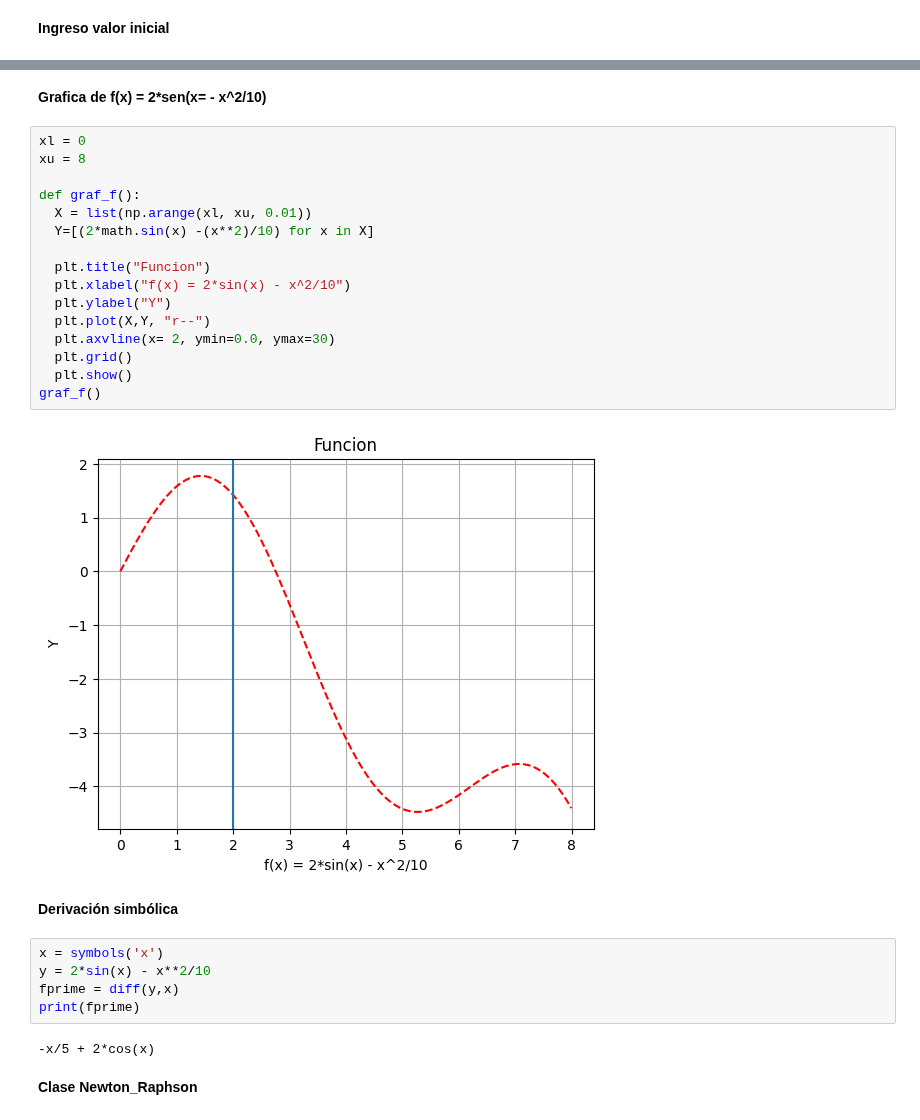
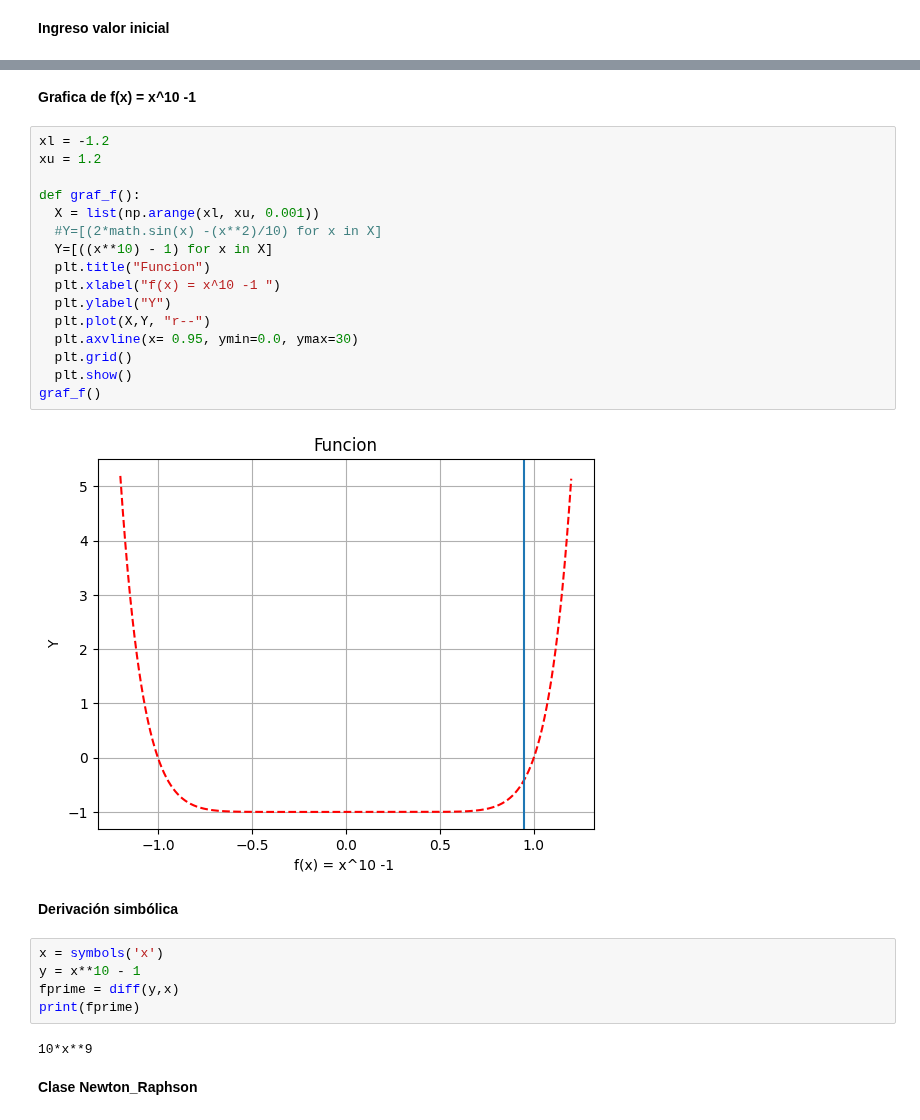
Before and after one commit to soyudea/Optimizacion, a Jupyter notebook: NewtonRaphson.ipynb, the cells around one changed output, grey strips where cells are left out. Drawn from its saved outputs; the diff is of its cells as text.

```diff
--- a/NewtonRaphson.ipynb
+++ b/NewtonRaphson.ipynb
@@ -23,33 +23,33 @@ Ingrese la frontera inferior del intervalo x0 3
 Ingrese valor del error aceptable 0.001
 # %% [markdown]
-**Grafica de f(x)  = 2*sen(x= - x^2/10)**
+**Grafica de f(x)  = x^10 -1**
 # %%
-xl = 0
-xu = 8
+xl = -1.2
+xu = 1.2
 
 def graf_f():
-  X = list(np.arange(xl, xu, 0.01))
-  Y=[(2*math.sin(x) -(x**2)/10) for x in X]
-
+  X = list(np.arange(xl, xu, 0.001))
+  #Y=[(2*math.sin(x) -(x**2)/10) for x in X]
+  Y=[((x**10) - 1) for x in X]
   plt.title("Funcion")
-  plt.xlabel("f(x) = 2*sin(x) - x^2/10")
+  plt.xlabel("f(x) = x^10 -1 ")
   plt.ylabel("Y")
   plt.plot(X,Y, "r--")
-  plt.axvline(x= 2, ymin=0.0, ymax=30)
+  plt.axvline(x= 0.95, ymin=0.0, ymax=30)
   plt.grid()
   plt.show()
 graf_f()
 # %% [output]
-[figure, old version]
+[figure, new version]
 # %% [markdown]
 **Derivación simbólica**
 # %%
 x = symbols('x')
-y = 2*sin(x) - x**2/10
+y = x**10 - 1
 fprime = diff(y,x)
 print(fprime)
 # %% [output]
--x/5 + 2*cos(x)
+10*x**9
 # %% [markdown]
 **Clase Newton_Raphson**
 # %%
```
Also changed, not shown: parts of 4 cells of this notebook.
